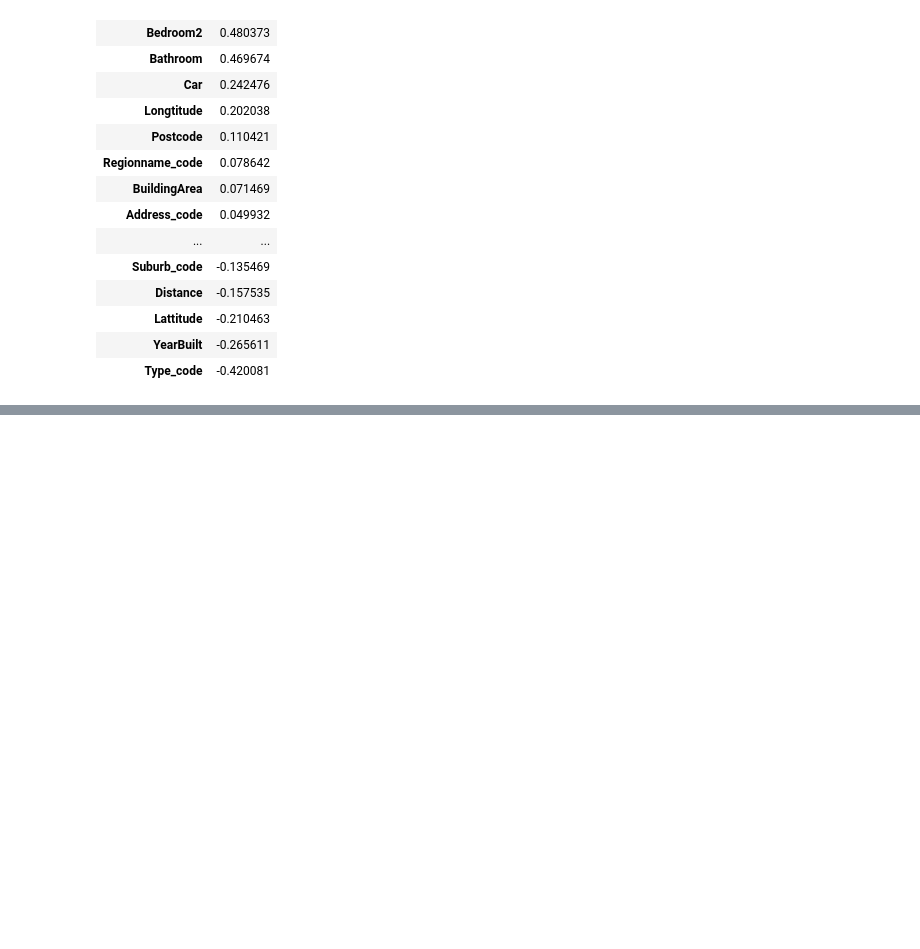
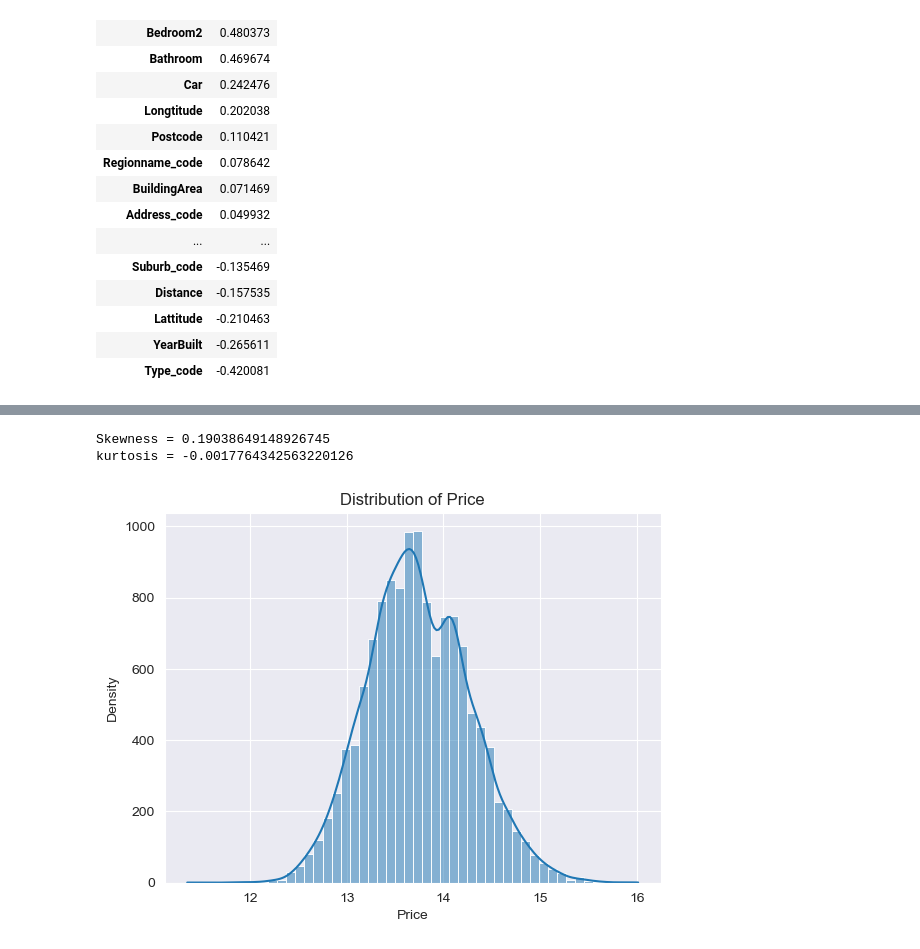
Before and after one commit to Emilly-Njue/Regression, a Jupyter notebook: regression1.ipynb, the cells around one changed output, grey strips where cells are left out. Saved outputs shown, nothing was run; the diff lists cells and outputs as text; code cells hidden in the pictures; blank space fills up the shorter version.

Commit message:
models

```diff
--- a/regression1.ipynb
+++ b/regression1.ipynb
@@ -425,0 +579,7 @@ pd.DataFrame(housing.corr()['Price']).sort_values(by='Price',ascending=False)
+# %%
+X_two = select_numerical_columns(housing)
+y_raw = housing['Price']
+
+model_two = sm.OLS(y_raw, sm.add_constant(X_two)).fit()
+
+print(model_two.summary())
@@ -425,0 +606,4 @@ pd.DataFrame(housing.corr()['Price']).sort_values(by='Price',ascending=False)
+# %%
+y_log = np.log(y_raw)
+y_log.name = "log(Price)"
+y_log
@@ -425,0 +623,17 @@ pd.DataFrame(housing.corr()['Price']).sort_values(by='Price',ascending=False)
+# %%
+sns.set_style('darkgrid')
+
+# Plot histogram with density curve
+sns.histplot(y_log, bins=50, kde=True)
+
+print ('Skewness =', skew(y_log))
+print ('kurtosis =', kurtosis(y_log))
+plt.title('Distribution of Price')
+plt.xlabel('Price')
+plt.ylabel('Density')
+
+plt.show()
+# %% [output]
+Skewness = 0.19038649148926745
+kurtosis = -0.0017764342563220126
+[figure, added]
```
Also changed, not shown: parts of 43 cells of this notebook.
